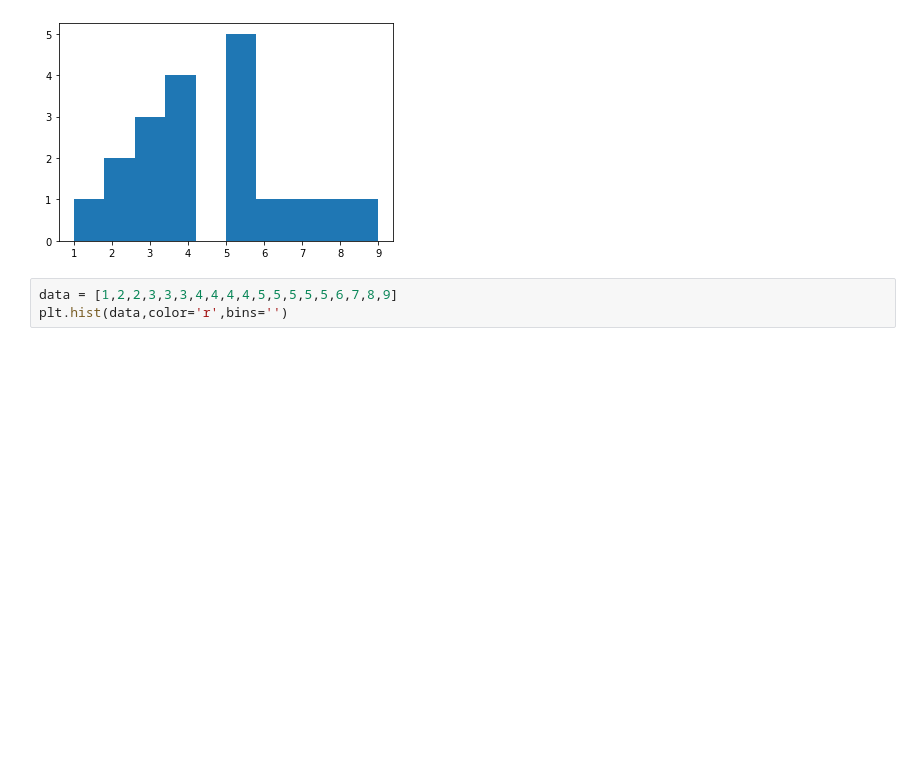
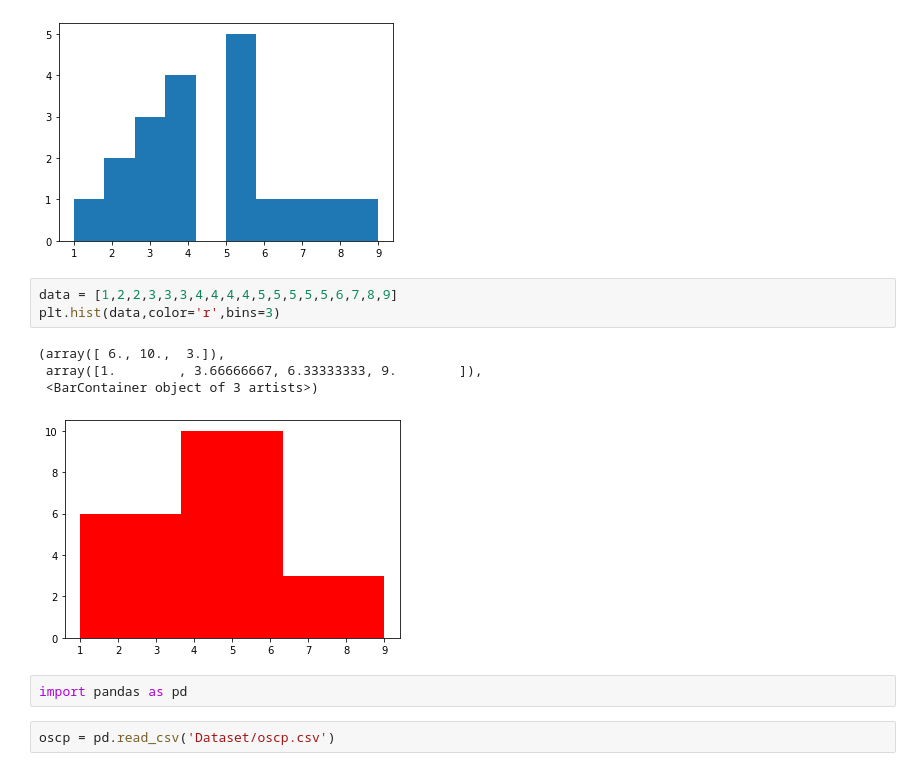
Before and after one commit to riyaty4/Machine-Learning, a Jupyter notebook: ML - Matplotlib.ipynb, the cells around one changed output. Cells and saved outputs as stored; diff of their text form; blank space fills up the shorter version.

```diff
--- a/ML - Matplotlib.ipynb
+++ b/ML - Matplotlib.ipynb
@@ -121,4 +121,13 @@ plt.hist(data)
 [figure]
 # %%
 data = [1,2,2,3,3,3,4,4,4,4,5,5,5,5,5,6,7,8,9]
-plt.hist(data,color='r',bins='')
+plt.hist(data,color='r',bins=3)
+# %% [output]
+(array([ 6., 10.,  3.]),
+ array([1.        , 3.66666667, 6.33333333, 9.        ]),
+ <BarContainer object of 3 artists>)
+[figure, added]
+# %%
+import pandas as pd
+# %%
+oscp = pd.read_csv('Dataset/oscp.csv')
```
Also changed, not shown: parts of 3 cells of this notebook.
